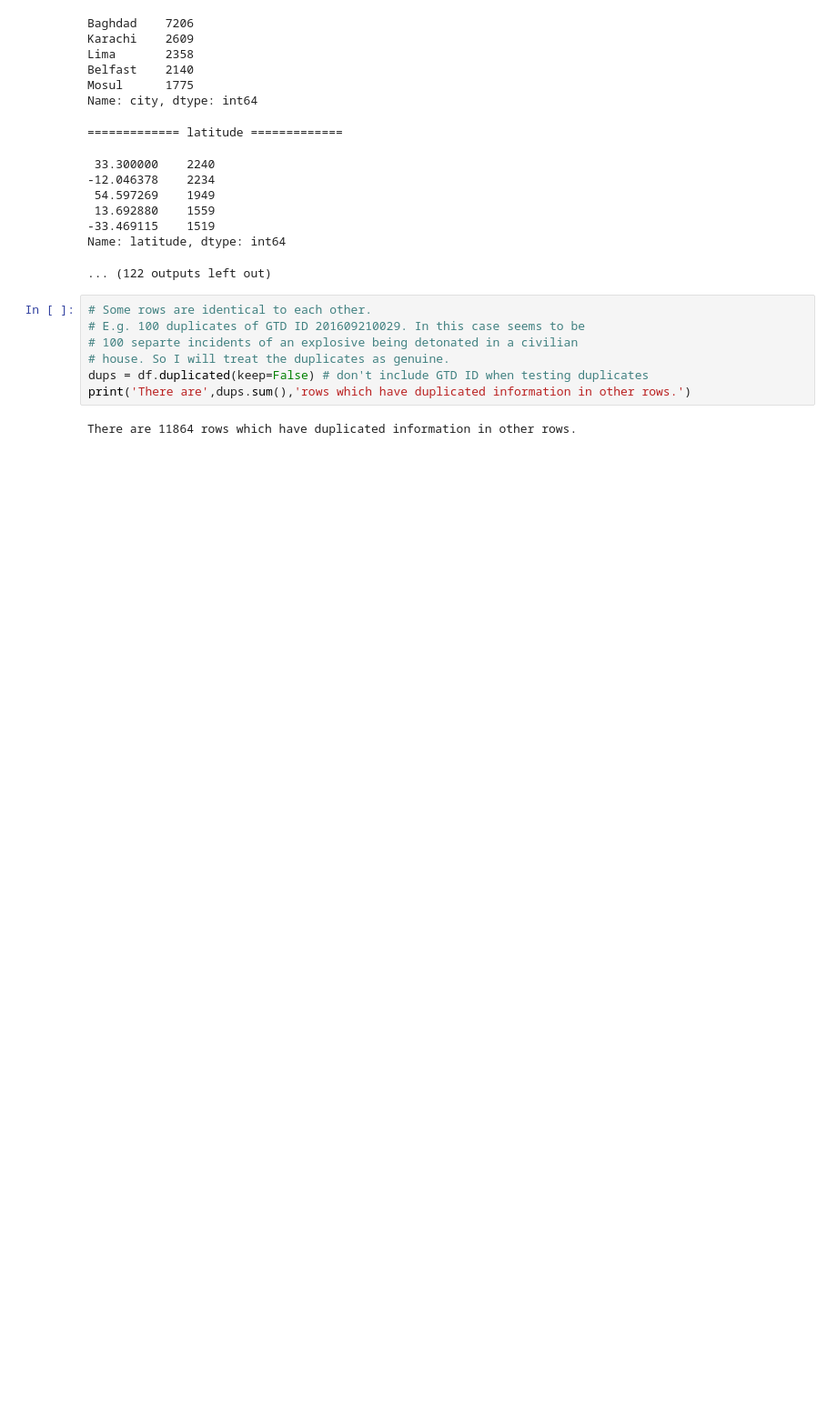
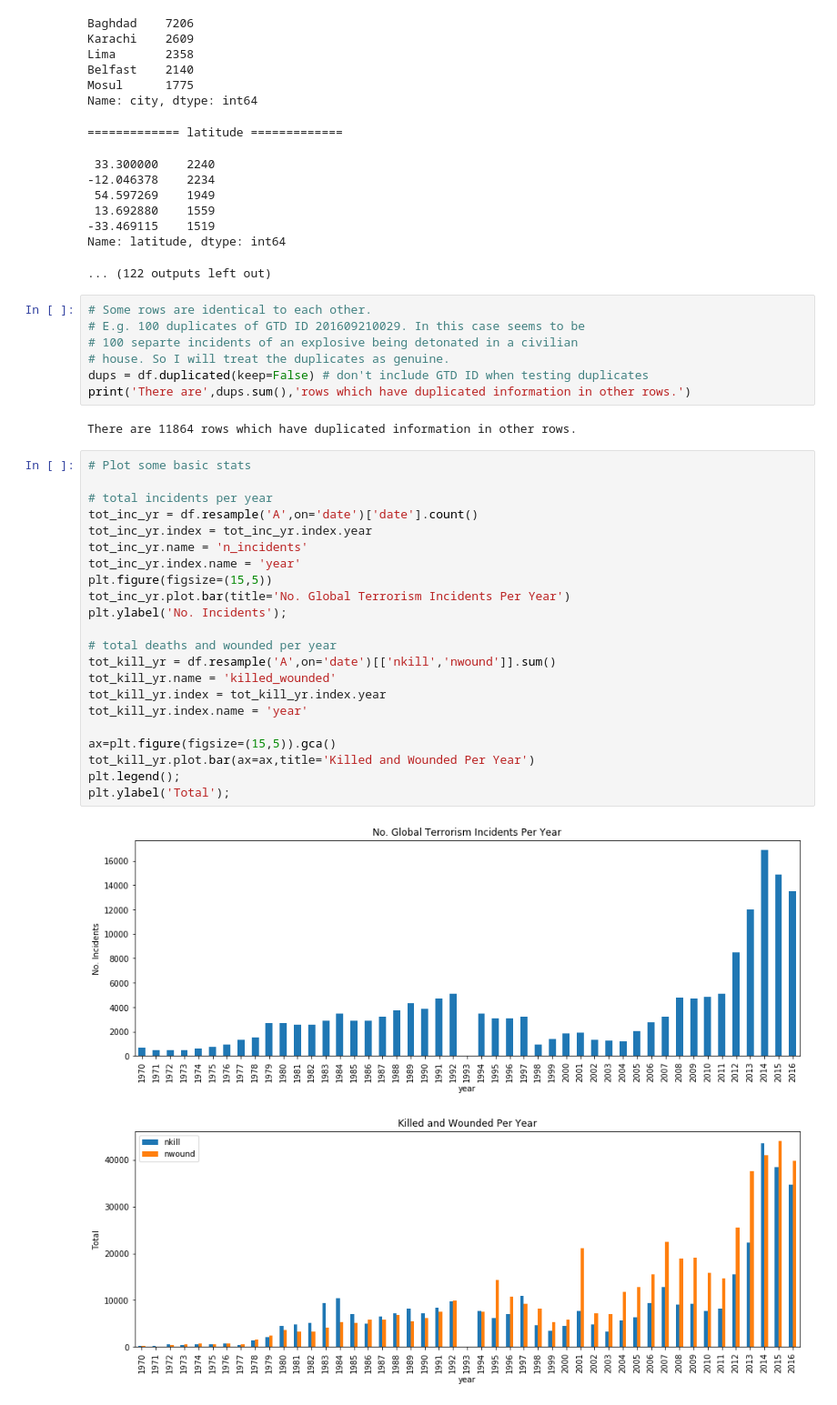
Before and after one commit to jack89roberts/GTD, a Jupyter notebook: GTD_Challenge.ipynb, the cells around one changed output. Shown: that part at 91% size. Cells and saved outputs as stored; diff of their text form; blank space fills up the shorter version.

```diff
--- a/GTD_Challenge.ipynb
+++ b/GTD_Challenge.ipynb
@@ -103,4 +103,29 @@ dups = df.duplicated(keep=False) # don't include GTD ID when testing duplicates
 print('There are',dups.sum(),'rows which have duplicated information in other rows.')
 # %% [output]
 There are 11864 rows which have duplicated information in other rows.
+# %%
+# Plot some basic stats
+
+# total incidents per year
+tot_inc_yr = df.resample('A',on='date')['date'].count()
+tot_inc_yr.index = tot_inc_yr.index.year
+tot_inc_yr.name = 'n_incidents'
+tot_inc_yr.index.name = 'year'
+plt.figure(figsize=(15,5))
+tot_inc_yr.plot.bar(title='No. Global Terrorism Incidents Per Year')
+plt.ylabel('No. Incidents');
+
+# total deaths and wounded per year
+tot_kill_yr = df.resample('A',on='date')[['nkill','nwound']].sum()
+tot_kill_yr.name = 'killed_wounded'
+tot_kill_yr.index = tot_kill_yr.index.year
+tot_kill_yr.index.name = 'year'
+
+ax=plt.figure(figsize=(15,5)).gca()
+tot_kill_yr.plot.bar(ax=ax,title='Killed and Wounded Per Year')
+plt.legend();
+plt.ylabel('Total');
+# %% [output]
+[figure, added]
+[figure, added]
 # %%
```
Also changed, not shown: parts of 2 cells of this notebook.
